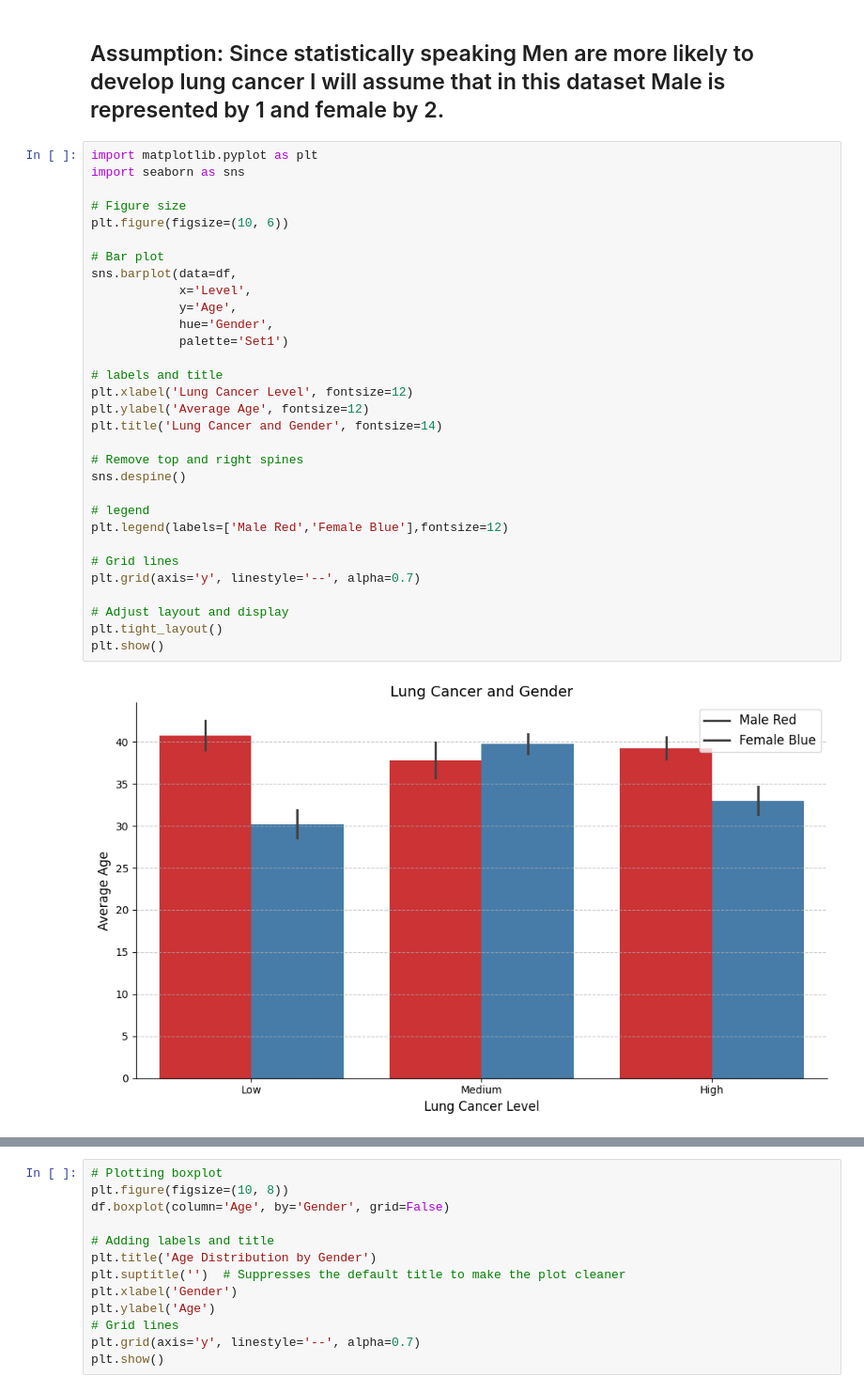
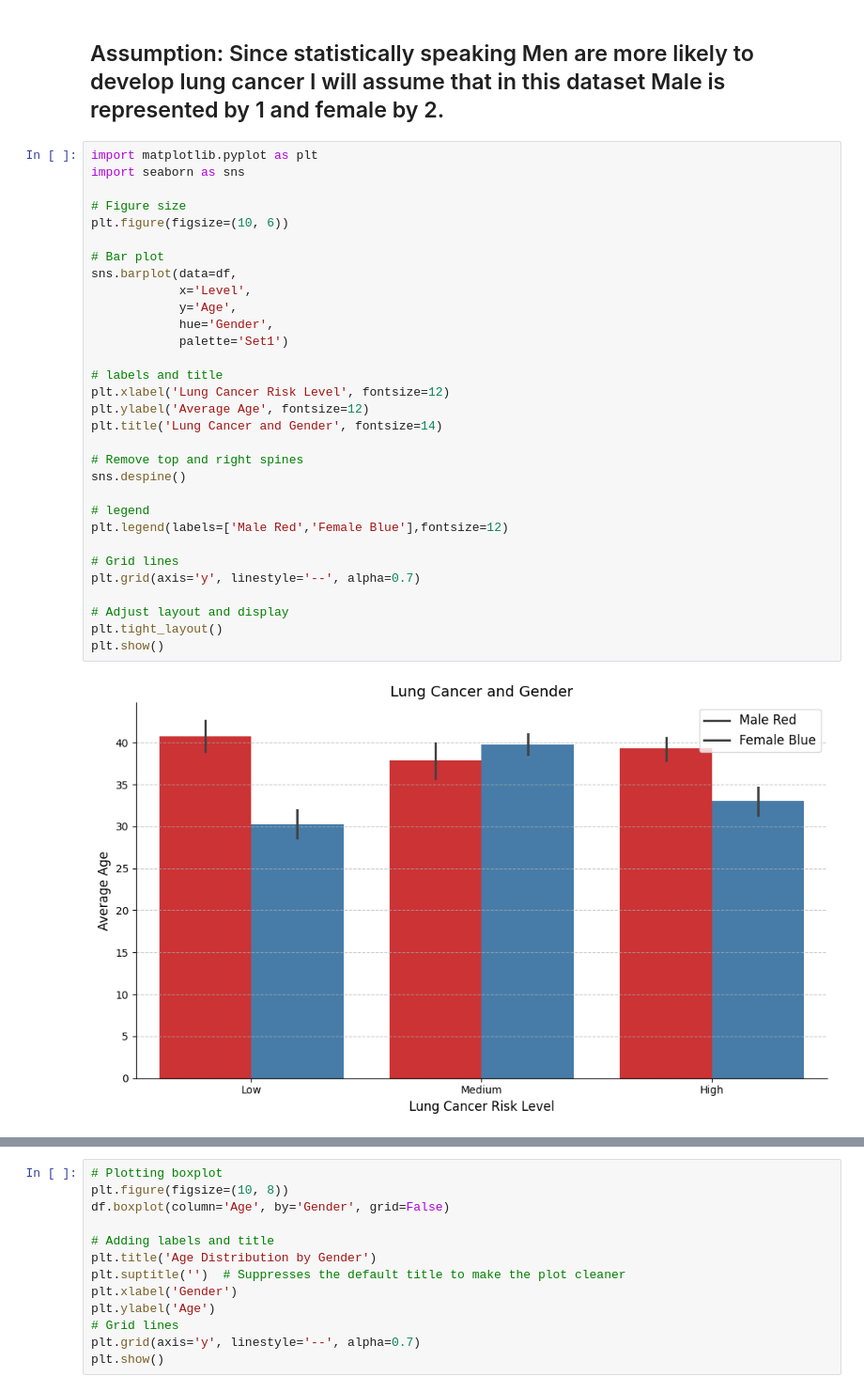
Before and after one commit to Xninety-nine/Springboard, a Jupyter notebook: LungCancer_Risk.ipynb, the cells around one changed output, grey strips where cells are left out. Shown at 94% size. Drawn from its saved outputs; the diff is of its cells as text.

```diff
--- a/LungCancer_Risk.ipynb
+++ b/LungCancer_Risk.ipynb
@@ -265,32 +327,32 @@ print(402/1000)
 import matplotlib.pyplot as plt
 import seaborn as sns
 
 # Figure size
 plt.figure(figsize=(10, 6))
 
 # Bar plot
 sns.barplot(data=df,
             x='Level',
             y='Age',
             hue='Gender',
             palette='Set1')
 
 # labels and title
-plt.xlabel('Lung Cancer Level', fontsize=12)
+plt.xlabel('Lung Cancer Risk Level', fontsize=12)
 plt.ylabel('Average Age', fontsize=12)
 plt.title('Lung Cancer and Gender', fontsize=14)
 
 # Remove top and right spines
 sns.despine()
 
 # legend
 plt.legend(labels=['Male Red','Female Blue'],fontsize=12)
 
 # Grid lines
 plt.grid(axis='y', linestyle='--', alpha=0.7)
 
 # Adjust layout and display
 plt.tight_layout()
 plt.show()
 # %% [output]
-[figure, old version]
+[figure, new version]
```
Also changed, not shown: parts of 65 cells of this notebook, 1 other file.
